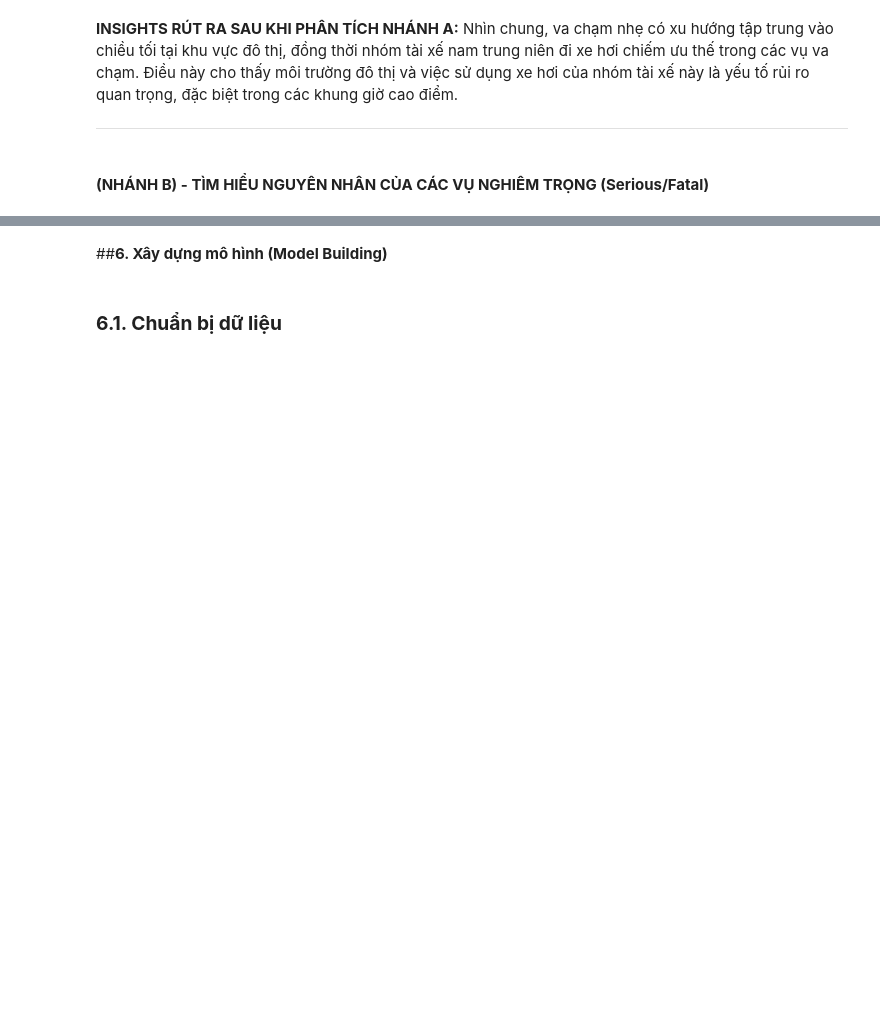
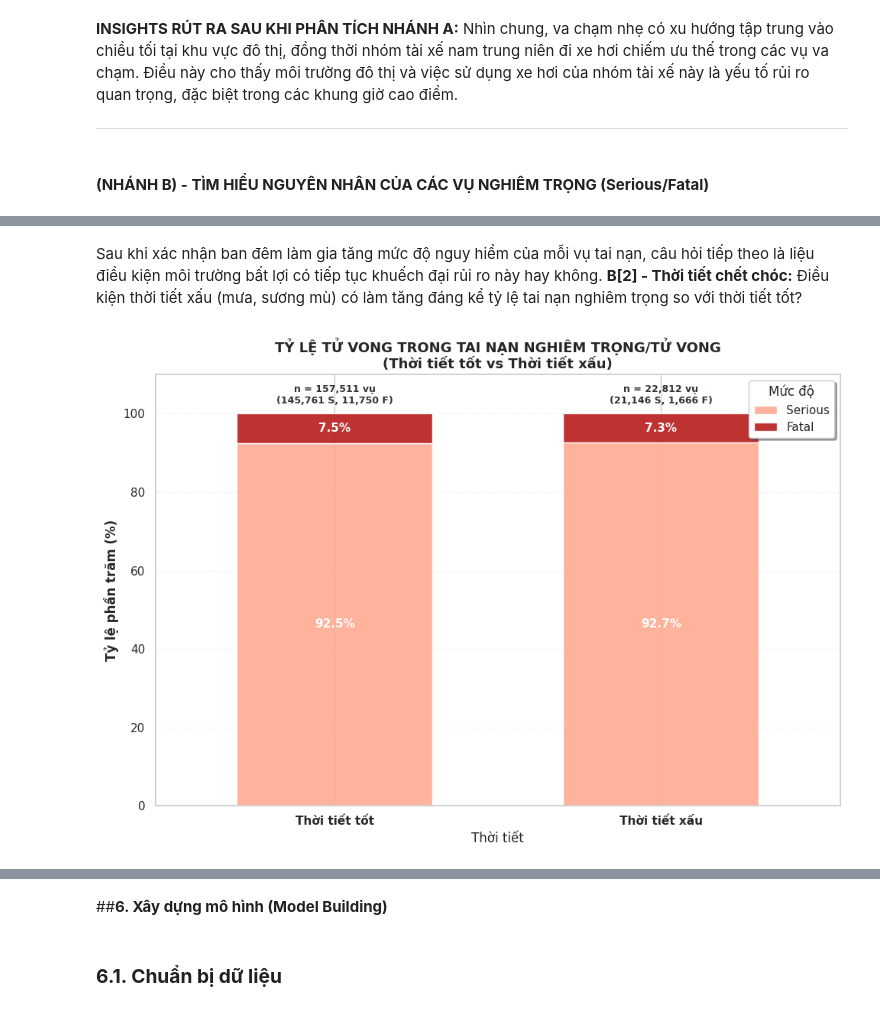
Before and after one commit to mihhwiNick/DA_project, a Jupyter notebook: UK_Road_Traffic_Accident_DA.ipynb, the cells around one changed output, grey strips where cells are left out. Drawn from its saved outputs; the diff is of its cells as text; code cells hidden in the pictures; blank space fills up the shorter version.

```diff
--- a/UK_Road_Traffic_Accident_DA.ipynb
+++ b/UK_Road_Traffic_Accident_DA.ipynb
@@ -1860,0 +1757,64 @@ B[4]: Điều kiện thời tiết xấu (mưa, sương mù) có làm tăng đá
+# %% [markdown]
+Sau khi xác nhận ban đêm làm gia tăng mức độ nguy hiểm của mỗi vụ tai nạn, câu hỏi tiếp theo là liệu điều kiện môi trường bất lợi có tiếp tục khuếch đại rủi ro này hay không. **B[2] - Thời tiết chết chóc:** Điều kiện thời tiết xấu (mưa, sương mù) có làm tăng đáng kể tỷ lệ tai nạn nghiêm trọng so với thời tiết tốt?
+# %%
+df = merged_data[['Accident_Severity', 'Weather_Conditions']].dropna().copy()
+
+# Mapping
+severity_map = {1: 'Fatal', 2: 'Serious', 3: 'Slight',
+                'Fatal': 'Fatal', 'Serious': 'Serious', 'Slight': 'Slight'}
+df['Severity_Label'] = df['Accident_Severity'].map(severity_map)
+df_b2 = df[df['Severity_Label'].isin(['Serious', 'Fatal'])].copy()
+
+def classify_weather(w):
+    w = str(w).lower()
+    if 'fine' in w:
+        return 'Thời tiết tốt'
+    else:
+        return 'Thời tiết xấu'
+
+df_b2['Thời tiết'] = df_b2['Weather_Conditions'].apply(classify_weather)
+
+count_tab = pd.crosstab(df_b2['Thời tiết'], df_b2['Severity_Label'])
+severity_order = ['Serious', 'Fatal']
+count_tab = count_tab[severity_order]
+
+cross_tab = count_tab.div(count_tab.sum(axis=1), axis=0) * 100
+group_order = ['Thời tiết tốt', 'Thời tiết xấu']
+cross_tab = cross_tab.reindex(group_order)
+count_tab = count_tab.reindex(group_order)
+
+plt.figure(figsize=(10, 7))
+colors = ['#FFAB91', '#B71C1C']
+
+ax = cross_tab.plot(kind='bar', stacked=True, color=colors,
+                    edgecolor='white', width=0.6, ax=plt.gca(), alpha=0.9)
+
+# Chèn tỷ lệ % vào lòng cột và số liệu chi tiết lên đỉnh
+for i in range(len(cross_tab)):
+    cum_height = 0
+    for j, sev in enumerate(severity_order):
+        val = cross_tab.iloc[i, j]
+        if val > 0:
+            plt.text(i, cum_height + val/2, f'{val:.1f}%',
+                     ha='center', va='center', color='white', fontweight='bold', fontsize=11)
+            cum_height += val
+
+    n_s = count_tab.iloc[i]['Serious']
+    n_f = count_tab.iloc[i]['Fatal']
+    plt.text(i, 102, f'n = {int(n_s+n_f):,} vụ\n({int(n_s):,} S, {int(n_f):,} F)',
+             ha='center', va='bottom', fontweight='bold', color='#2d3436', fontsize=9)
+
+plt.title('TỶ LỆ TỬ VONG TRONG TAI NẠN NGHIÊM TRỌNG/TỬ VONG\n(Thời tiết tốt vs Thời tiết xấu)',
+          fontsize=13, fontweight='bold')
+plt.ylabel('Tỷ lệ phần trăm (%)', fontweight='bold')
+plt.xticks(rotation=0, fontweight='bold')
+plt.ylim(0, 110)
+plt.grid(axis='y', alpha=0.2, linestyle='--')
+
+# Chú thích góc trên phải
+plt.legend(title='Mức độ', loc='upper right', frameon=True, shadow=True)
+
+plt.tight_layout()
+plt.show()
+# %% [output]
+[figure, added]
```
Also changed, not shown: parts of 23 cells of this notebook.
